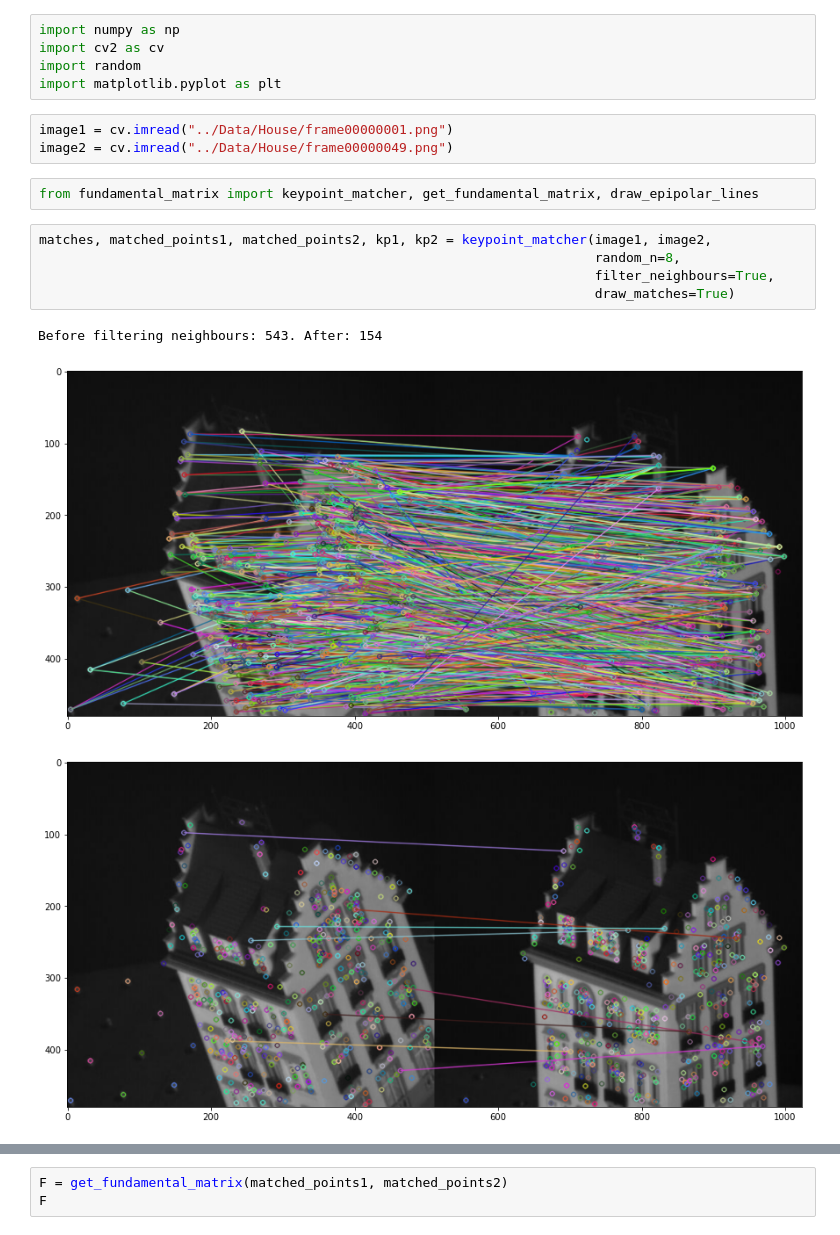
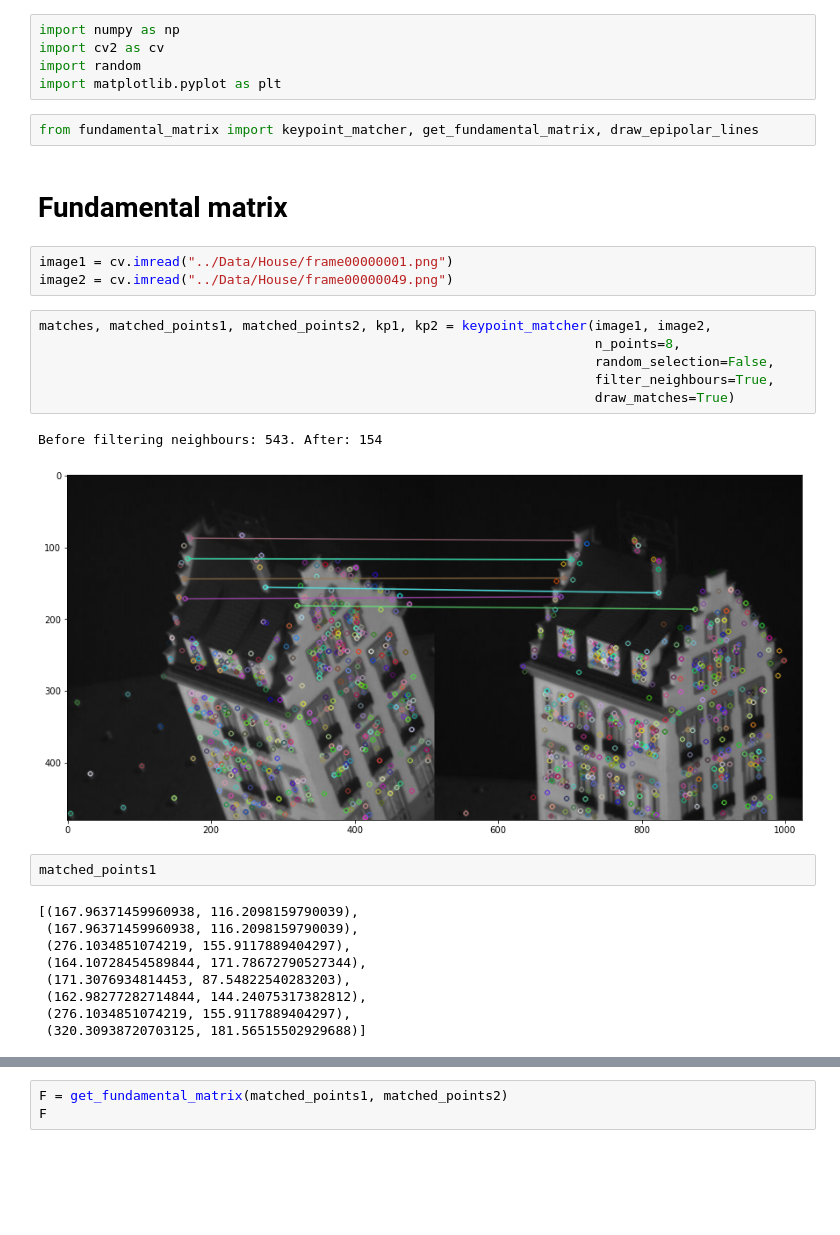
Before and after one commit to OlegBEZb/CV2_UVA_assignments, a Jupyter notebook: assignment2/src/detailed_experiments.ipynb, the cells around one changed output, grey strips where cells are left out. Drawn from its saved outputs; the diff is of its cells as text; blank space fills up the shorter version.

```diff
--- a/assignment2/src/detailed_experiments.ipynb
+++ b/assignment2/src/detailed_experiments.ipynb
@@ -6,17 +6,30 @@ import numpy as np
 import cv2 as cv
 import random
 import matplotlib.pyplot as plt
-# %%
-image1 = cv.imread("../Data/House/frame00000001.png")
-image2 = cv.imread("../Data/House/frame00000049.png")
 # %%
 from fundamental_matrix import keypoint_matcher, get_fundamental_matrix, draw_epipolar_lines
+# %% [markdown]
+# Fundamental matrix
+# %%
+image1 = cv.imread("../Data/House/frame00000001.png")
+image2 = cv.imread("../Data/House/frame00000049.png")
 # %%
 matches, matched_points1, matched_points2, kp1, kp2 = keypoint_matcher(image1, image2,
-                                                                       random_n=8,
+                                                                       n_points=8,
+                                                                       random_selection=False,
                                                                        filter_neighbours=True,
                                                                        draw_matches=True)
 # %% [output]
 Before filtering neighbours: 543. After: 154
-[figure, old version]
+[figure, new version]
-[figure, removed]
+# %%
+matched_points1
+# %% [output]
+[(167.96371459960938, 116.2098159790039),
+ (167.96371459960938, 116.2098159790039),
+ (276.1034851074219, 155.9117889404297),
+ (164.10728454589844, 171.78672790527344),
+ (171.3076934814453, 87.54822540283203),
+ (162.98277282714844, 144.24075317382812),
+ (276.1034851074219, 155.9117889404297),
+ (320.30938720703125, 181.56515502929688)]
```
Also changed, not shown: parts of 28 cells of this notebook, 2 other files.
